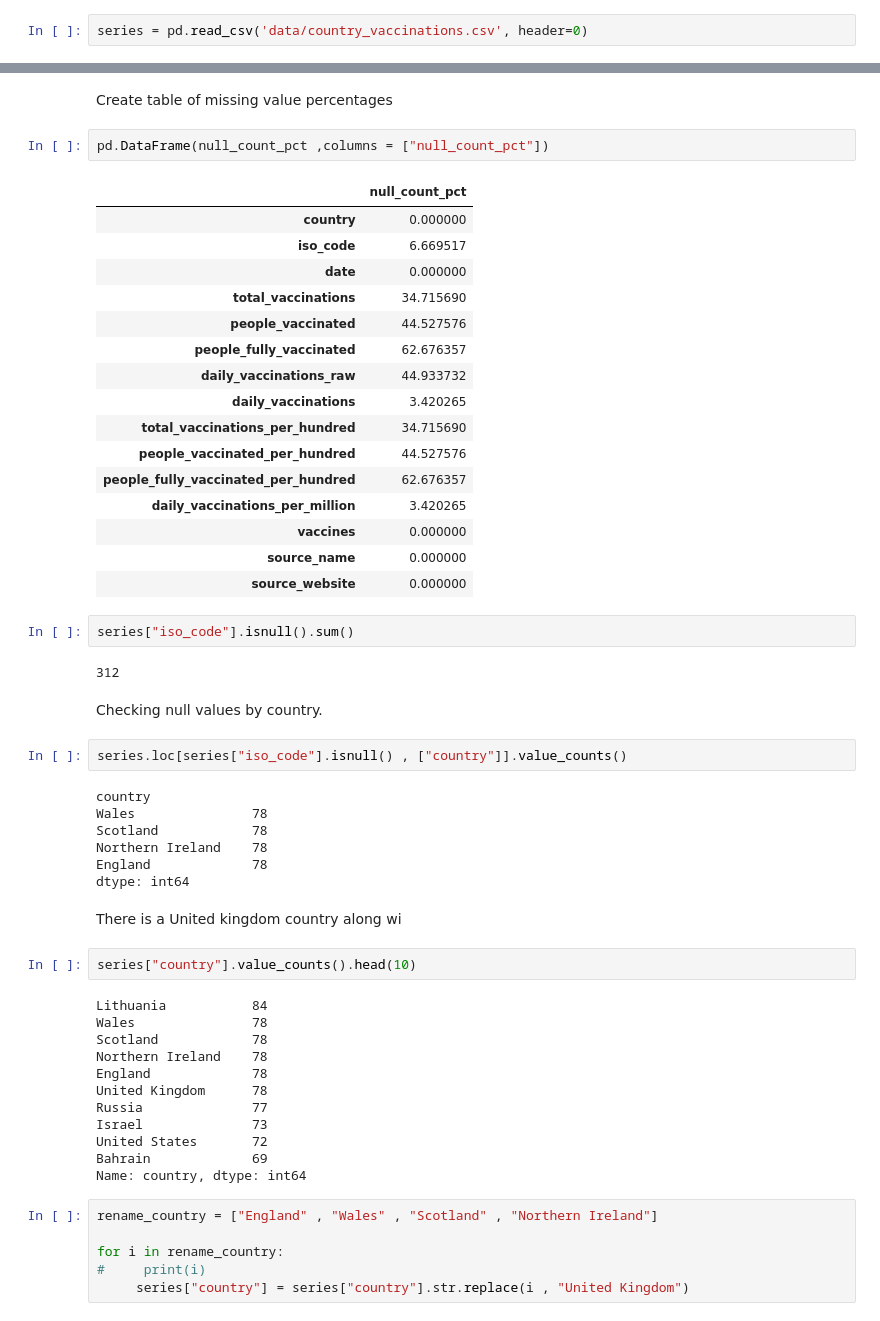
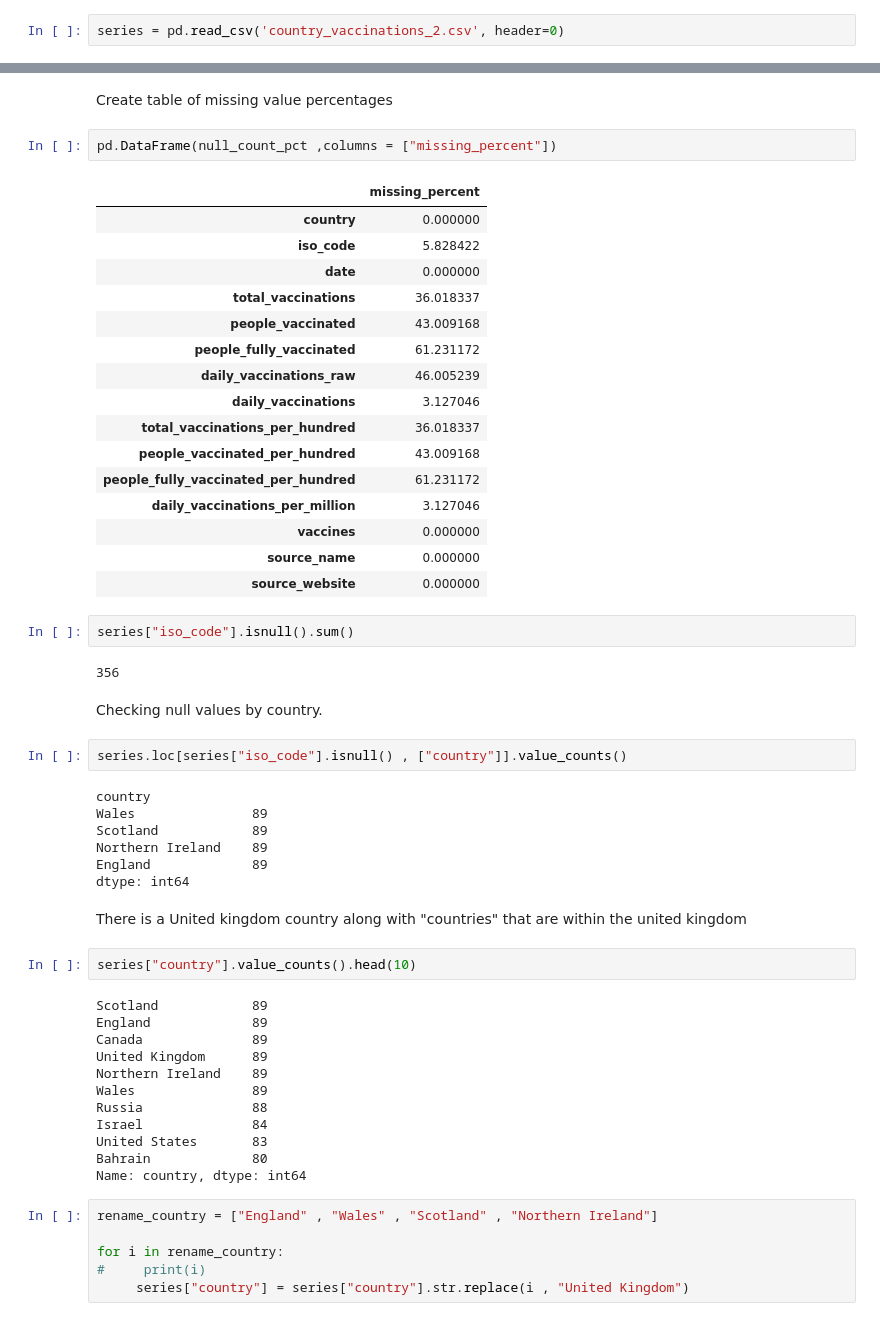
Before and after one commit to Jacobheyman702/County_Vaccine_EDA, a Jupyter notebook: Country_Vaccinations.ipynb, the cells around one changed output, grey strips where cells are left out. Saved outputs shown, nothing was run; the diff lists cells and outputs as text.

```diff
--- a/Country_Vaccinations.ipynb
+++ b/Country_Vaccinations.ipynb
@@ -19,7 +11,7 @@ import numpy as np
 # %% [markdown]
 ***Import data set***
 # %%
-series = pd.read_csv('data/country_vaccinations.csv', header=0)
+series = pd.read_csv('country_vaccinations_2.csv', header=0)
 # %%
 series.head()
 # %% [output]
@@ -118,54 +110,54 @@ dtype: float64
 # %% [markdown]
 Create table of missing value percentages
 # %%
-pd.DataFrame(null_count_pct ,columns = ["null_count_pct"])
+pd.DataFrame(null_count_pct ,columns = ["missing_percent"])
 # %% [output]
-|  | null_count_pct |
+|  | missing_percent |
 | country | 0.000000 |
-| iso_code | 6.669517 |
+| iso_code | 5.828422 |
 | date | 0.000000 |
-| total_vaccinations | 34.715690 |
-| people_vaccinated | 44.527576 |
-| people_fully_vaccinated | 62.676357 |
-| daily_vaccinations_raw | 44.933732 |
-| daily_vaccinations | 3.420265 |
-| total_vaccinations_per_hundred | 34.715690 |
-| people_vaccinated_per_hundred | 44.527576 |
-| people_fully_vaccinated_per_hundred | 62.676357 |
-| daily_vaccinations_per_million | 3.420265 |
+| total_vaccinations | 36.018337 |
+| people_vaccinated | 43.009168 |
+| people_fully_vaccinated | 61.231172 |
+| daily_vaccinations_raw | 46.005239 |
+| daily_vaccinations | 3.127046 |
+| total_vaccinations_per_hundred | 36.018337 |
+| people_vaccinated_per_hundred | 43.009168 |
+| people_fully_vaccinated_per_hundred | 61.231172 |
+| daily_vaccinations_per_million | 3.127046 |
 | vaccines | 0.000000 |
 | source_name | 0.000000 |
 | source_website | 0.000000 |
 # %%
 series["iso_code"].isnull().sum()
 # %% [output]
-312
+356
 # %% [markdown]
 Checking null values by country.
 # %%
 series.loc[series["iso_code"].isnull() , ["country"]].value_counts()
 # %% [output]
 country
-Wales               78
-Scotland            78
-Northern Ireland    78
-England             78
+Wales               89
+Scotland            89
+Northern Ireland    89
+England             89
 dtype: int64
 # %% [markdown]
-There is a United kingdom country along wi
+There is a United kingdom country along with "countries" that are within the united kingdom
 # %%
 series["country"].value_counts().head(10)
 # %% [output]
-Lithuania           84
-Wales               78
-Scotland            78
-Northern Ireland    78
-England             78
-United Kingdom      78
-Russia              77
-Israel              73
-United States       72
-Bahrain             69
+Scotland            89
+England             89
+Canada              89
+United Kingdom      89
+Northern Ireland    89
+Wales               89
+Russia              88
+Israel              84
+United States       83
+Bahrain             80
 Name: country, dtype: int64
 # %%
 rename_country = ["England" , "Wales" , "Scotland" , "Northern Ireland"]
```
Also changed, not shown: parts of 5 cells of this notebook, 1 other file.
